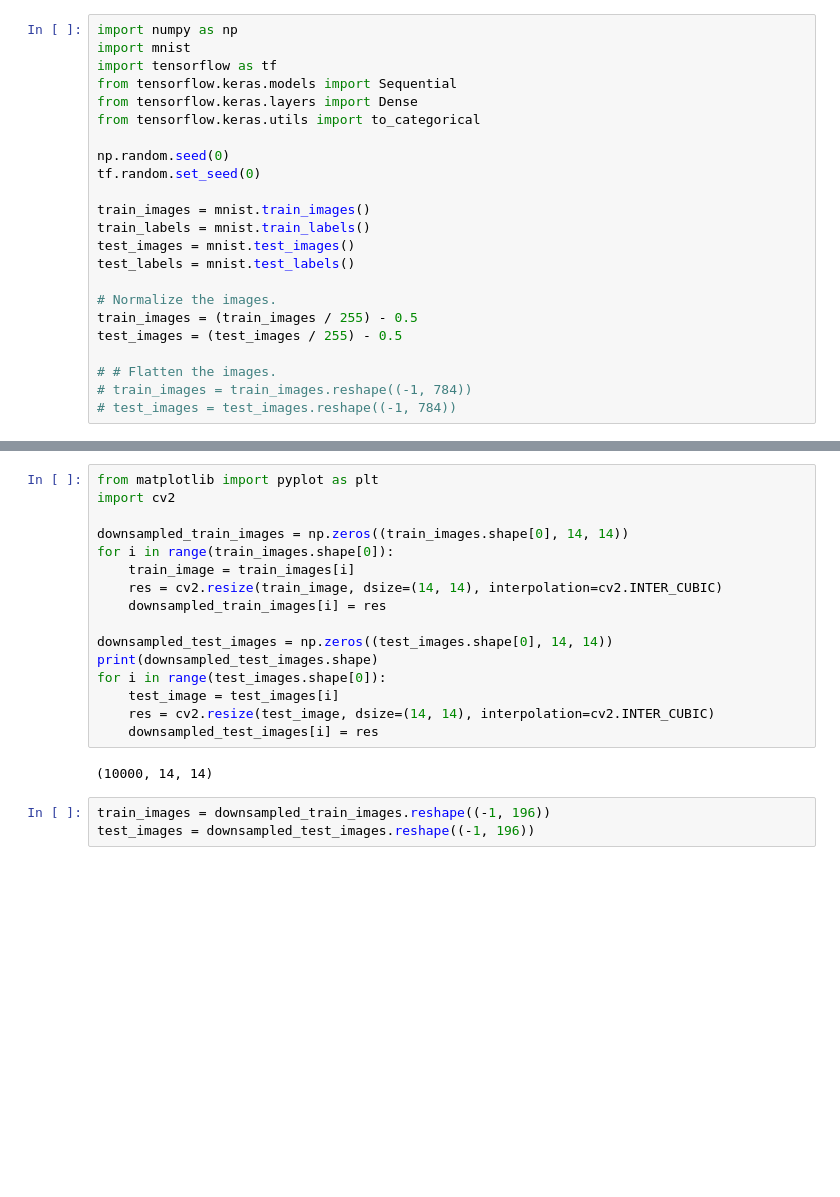
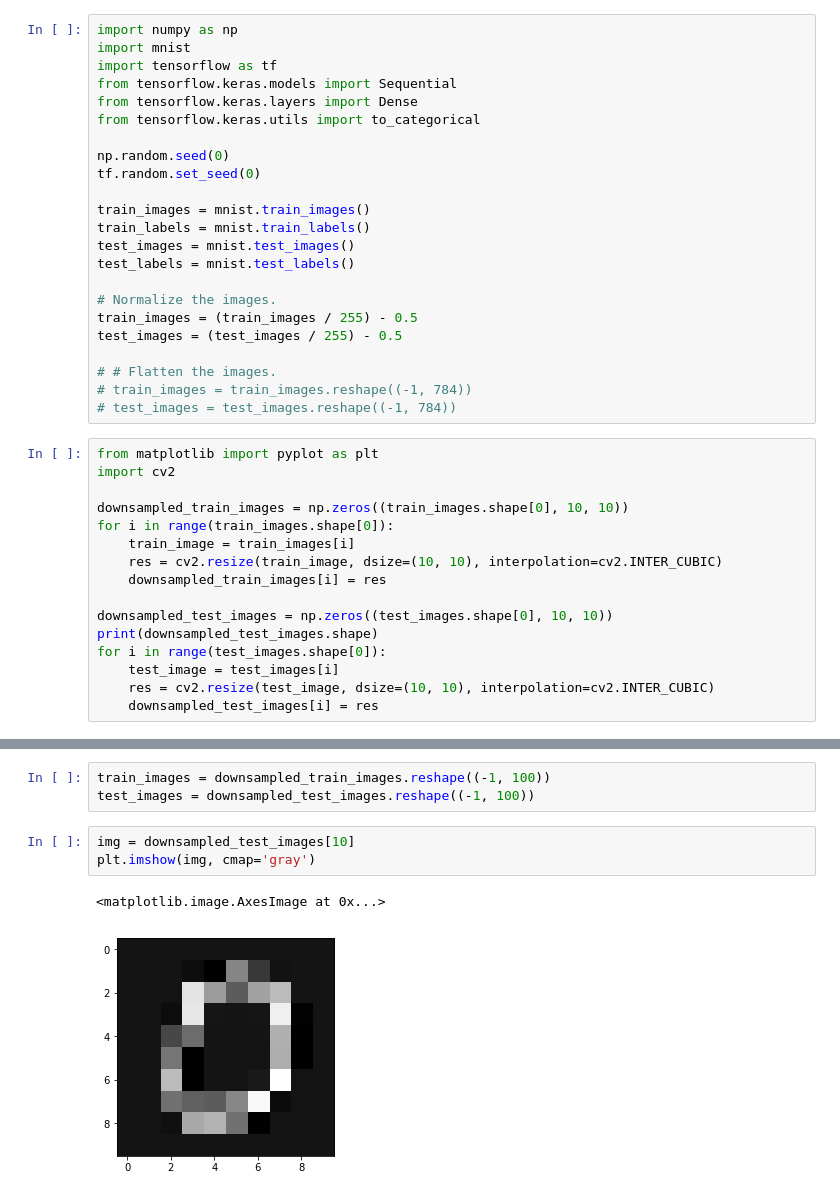
Before and after one commit to gloriafang123/ml_fpga, a Jupyter notebook: Untitled.ipynb, the cells around one changed output, grey strips where cells are left out. Drawn from its saved outputs; the diff is of its cells as text; blank space fills up the shorter version.

```diff
--- a/Untitled.ipynb
+++ b/Untitled.ipynb
@@ -21,3 +21,19 @@ test_images = (test_images / 255) - 0.5
 # # Flatten the images.
 # train_images = train_images.reshape((-1, 784))
 # test_images = test_images.reshape((-1, 784))
+# %%
+from matplotlib import pyplot as plt
+import cv2
+
+downsampled_train_images = np.zeros((train_images.shape[0], 10, 10))
+for i in range(train_images.shape[0]):
+    train_image = train_images[i]
+    res = cv2.resize(train_image, dsize=(10, 10), interpolation=cv2.INTER_CUBIC)
+    downsampled_train_images[i] = res
+
+downsampled_test_images = np.zeros((test_images.shape[0], 10, 10))
+print(downsampled_test_images.shape)
+for i in range(test_images.shape[0]):
+    test_image = test_images[i]
+    res = cv2.resize(test_image, dsize=(10, 10), interpolation=cv2.INTER_CUBIC)
+    downsampled_test_images[i] = res
@@ -35,22 +52,10 @@ You should consider upgrading via the '/usr/bin/python3 -m pip install --upgrade
 Note: you may need to restart the kernel to use updated packages.
-# %%
-from matplotlib import pyplot as plt
-import cv2
-
-downsampled_train_images = np.zeros((train_images.shape[0], 14, 14))
-for i in range(train_images.shape[0]):
-    train_image = train_images[i]
-    res = cv2.resize(train_image, dsize=(14, 14), interpolation=cv2.INTER_CUBIC)
-    downsampled_train_images[i] = res
-
-downsampled_test_images = np.zeros((test_images.shape[0], 14, 14))
-print(downsampled_test_images.shape)
-for i in range(test_images.shape[0]):
-    test_image = test_images[i]
-    res = cv2.resize(test_image, dsize=(14, 14), interpolation=cv2.INTER_CUBIC)
-    downsampled_test_images[i] = res
-# %% [output]
-(10000, 14, 14)
 # %%
-train_images = downsampled_train_images.reshape((-1, 196))
-test_images = downsampled_test_images.reshape((-1, 196))
+train_images = downsampled_train_images.reshape((-1, 100))
+test_images = downsampled_test_images.reshape((-1, 100))
+# %%
+img = downsampled_test_images[10]
+plt.imshow(img, cmap='gray')
+# %% [output]
+<matplotlib.image.AxesImage at 0x...>
+[figure, added]
```
Also changed, not shown: parts of 11 cells of this notebook, 15 other files.
